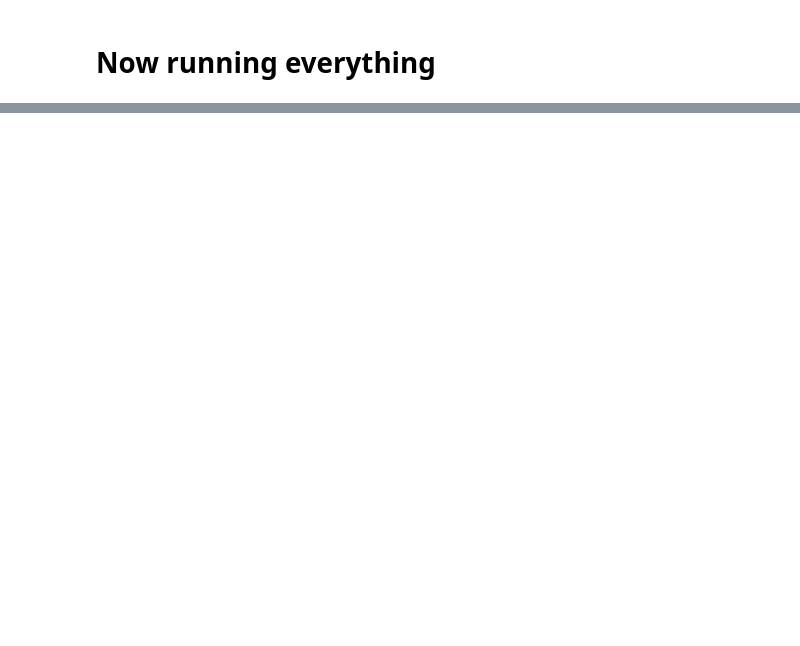
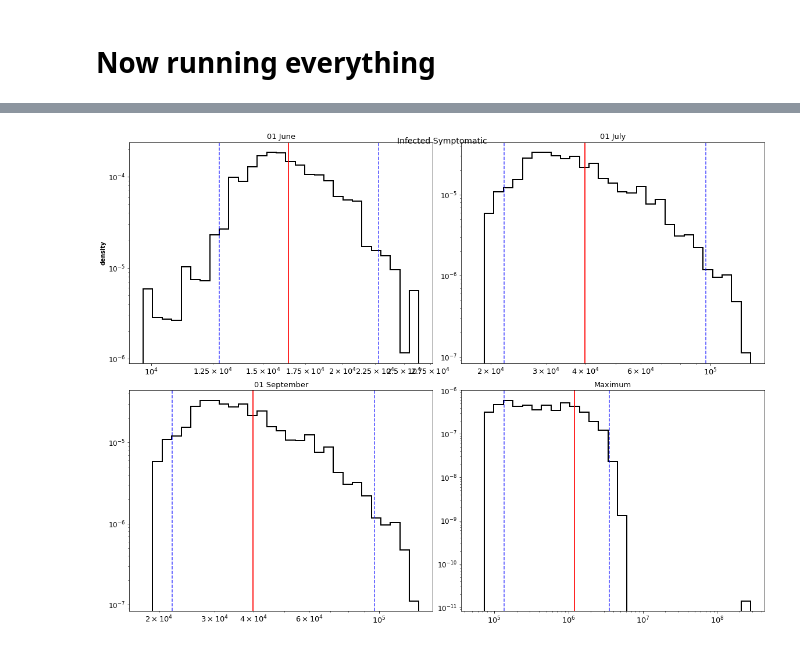
Before and after one commit to ifornax/Covid19, a Jupyter notebook: PySEI5R_Province.ipynb, the cells around one changed output, grey strips where cells are left out. Drawn from its saved outputs; the diff is of its cells as text; code cells hidden in the pictures; blank space fills up the shorter version.

Commit message:
Updated the kde plot and some param

```diff
--- a/PySEI5R_Province.ipynb
+++ b/PySEI5R_Province.ipynb
@@ -654,7 +683,12 @@ def MyModel(NoIteration, ParamDf, NoConfirmed, NoRecovered, NoDead, M,  Tf, Nf,
 
     return(trajectories_s, trajectories_time)
 # %%
-M     = 1                                     # Number of compartments of individual for each class,
-                                              # the SIR model has no age structure for now
-Ni    = NZA*np.ones(M)                        # Initial number in each compartment and class
-N     = np.sum(Ni)                            # and the total population is the size of this age group
+M     = 1                             # Number of compartments of individual for each class,
+                                      # the SIR model has no age structure for now
+Ni    = NZA*np.ones(M)                # Initial number in each compartment and class
+N     = np.sum(Ni)                    # and the total population is the size of this age group
+
+DateToStart = '2020-05-01'            # Date to start the prediction
+
+Tf = 365                              # reference trajectory is 240 days long
+Nf = 600                              #
@@ -664,4 +694,0 @@ DateToStart = '2020-05-01'     # Date to start the prediction
-# %%
-
-Tf = 240                              # reference trajectory is 240 days long
-Nf = 600
@@ -680,4 +697,3 @@ mm   = 0.8*np.ones(M)       # mortality rate in ICU, aka IFR !!!
 # This is testing for National values, change Rt initial if required
 #
 Nums = 1000
-ParamDf = ToEnsemble(Nums, Rt_initial=2.4)
@@ -770,0 +825,62 @@ Running simulation 1000 of 1000
+# %%
+#
+# Swap my axes to be in-line as Richard's function requirements
+#
+SwapAxes = np.swapaxes(MyPredict,1,2)
+
+#SwapAxes.shape
+
+#is_arr = np.empty([N_RUNS, sol.y.shape[0], sol.y.shape[1]])
+
+colorvec = ['orange','red','dodgerblue','blue']
+
+#for idx, sol in enumerate(i_scenarios):
+#    is_arr[idx,:,:] = sol.y
+# My SwapAxes array is already in this shape of is_arr
+
+#
+# days of evaluation should correspond to [1 June, 1 July, 1 September]
+#
+
+first_date = datetime.strptime(DateToStart, '%Y-%m-%d')
+last_date0 = datetime.strptime('2020-6-1', '%Y-%m-%d')
+last_date1 = datetime.strptime('2020-7-1', '%Y-%m-%d')
+last_date2 = datetime.strptime('2020-9-1', '%Y-%m-%d')
+DatesToPredict = [last_date0 ,last_date1, last_date2]
+
+eval_days = [(last_date0 - first_date).days,(last_date1 - first_date).days,(last_date1 - first_date).days]
+
+#
+# In our model we get the folllowing: S_0, E_0, A_0, Ia_0, Is_0, Ih_0, Ic_0, Im_0, R
+#
+# S = ArrayToPlot[:,:,0]
+# E = ArrayToPlot[:,:,1]
+# A = ArrayToPlot[:,:,2]
+# Ia = ArrayToPlot[:,:,3]
+# Is = ArrayToPlot[:,:,4]
+# Ih = ArrayToPlot[:,:,5]
+# Ic = ArrayToPlot[:,:,6]
+# Im = ArrayToPlot[:,:,7]
+# R = ArrayToPlot[:,:,8]
+
+
+#compartment_labels = ['Susceptible', 'Exposed', 'Infectious', 'Recovered', 'Hospitalised', 'Critical', 'Deaths']
+compartment_labels = ['Susceptible', 'Exposed', 'Activated', 'Infected Asymptomatic', 'Infected Symptomatic', 'Hospitalised', 'Critical', 'Deaths', 'Recovered']
+show_labels = ['Infected Symptomatic', 'Hospitalised', 'Critical', 'Deaths']
+
+
+#for idx, scen in enumerate(np.rollaxis(is_arr[:,[compartment_labels.index(show_labels[0]),
+#                                                 compartment_labels.index(show_labels[1]),
+#                                                 compartment_labels.index(show_labels[2]),
+#                                                 compartment_labels.index(show_labels[3])],:], 1)):
+for idx, scen in enumerate(np.rollaxis(SwapAxes[:,[compartment_labels.index(show_labels[0]),
+                                                 compartment_labels.index(show_labels[1]),
+                                                 compartment_labels.index(show_labels[2]),
+                                                 compartment_labels.index(show_labels[3])],:], 1)):
+    colour_plot = 'k' #colorvec[idx-1]
+    plot_hist(scen, colour_plot, DatesToPredict, title = show_labels[idx], days=eval_days)
+
+# for reference: sus, exp, inf, rec, hosp, crit, death = solution.y
+# cases = (inf + rec + hosp + crit + death)
+# %% [output]
+[figure, added]
```
Also changed, not shown: parts of 19 cells of this notebook, 2 other files.
